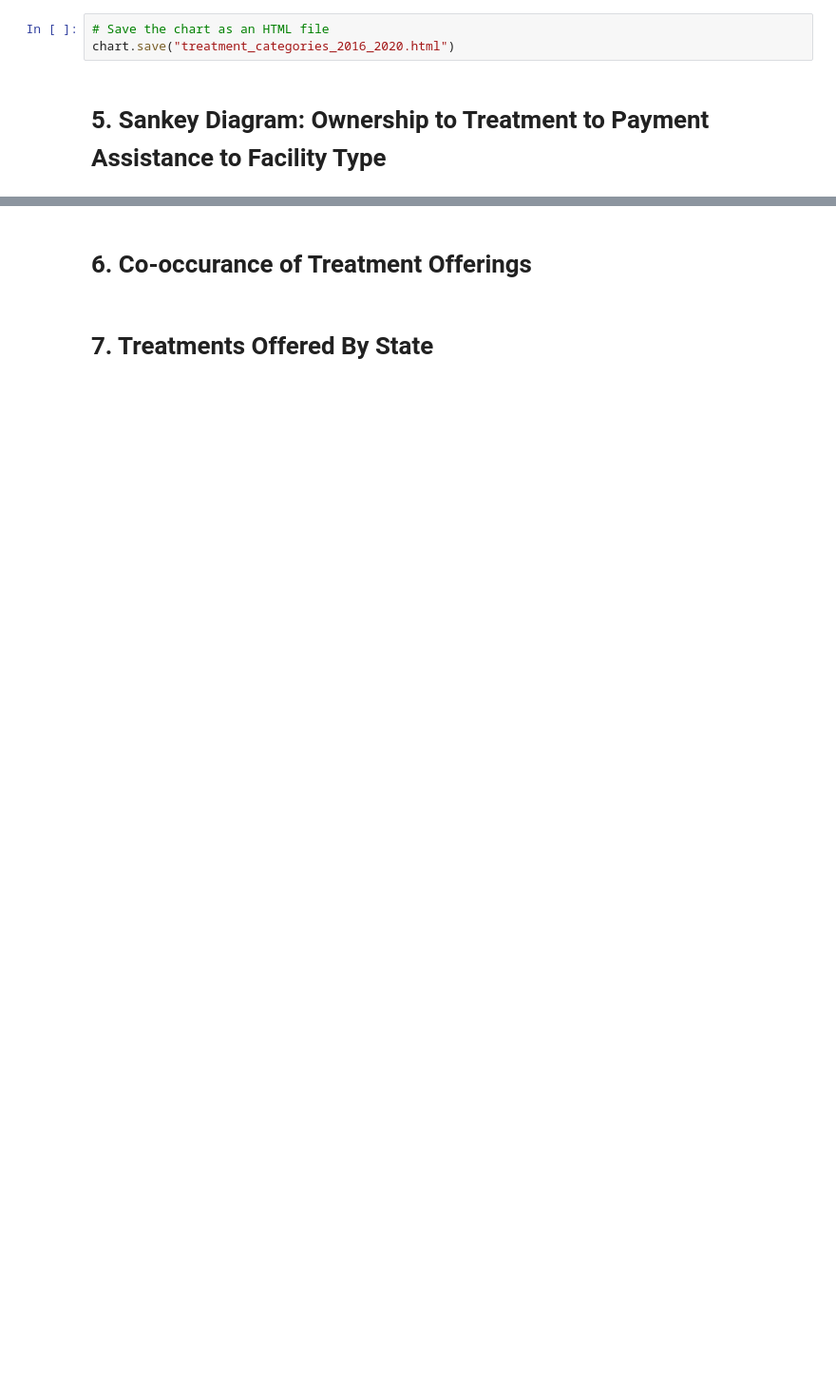
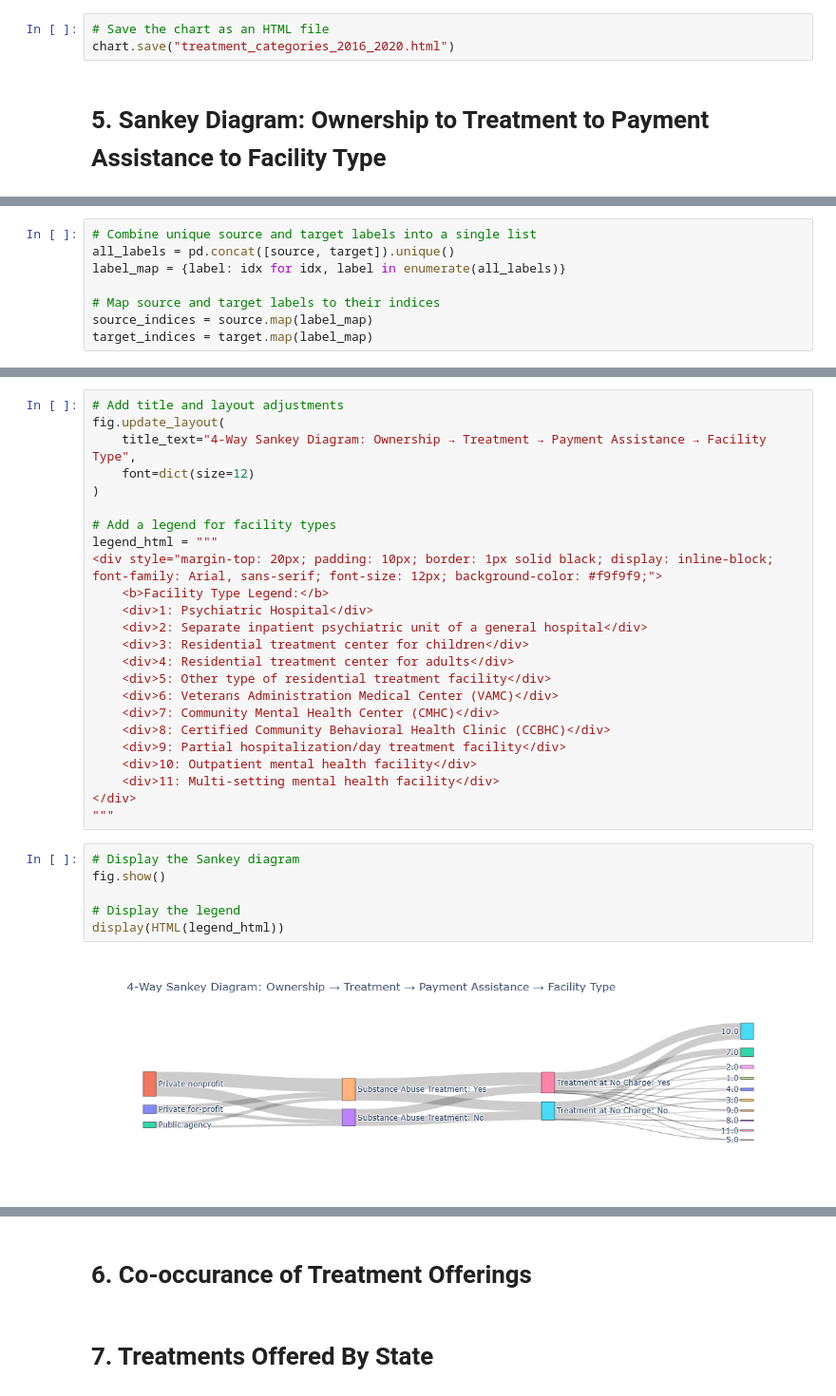
Before and after one commit to Anjana1112/ds4200-project-final-website, a Jupyter notebook: visualization-codes/Project_code_combined.ipynb, the cells around one changed output, grey strips where cells are left out. Shown: that part at 95% size. Saved outputs shown, nothing was run; the diff lists cells and outputs as text; blank space fills up the shorter version.

Commit message:
Updated combined code

```diff
--- a/visualization-codes/Project_code_combined.ipynb
+++ b/visualization-codes/Project_code_combined.ipynb
@@ -431,0 +445,8 @@ chart.save("treatment_categories_2016_2020.html")
+# %%
+# Combine unique source and target labels into a single list
+all_labels = pd.concat([source, target]).unique()
+label_map = {label: idx for idx, label in enumerate(all_labels)}
+
+# Map source and target labels to their indices
+source_indices = source.map(label_map)
+target_indices = target.map(label_map)
@@ -431,0 +479,32 @@ chart.save("treatment_categories_2016_2020.html")
+# %%
+# Add title and layout adjustments
+fig.update_layout(
+    title_text="4-Way Sankey Diagram: Ownership → Treatment → Payment Assistance → Facility Type",
+    font=dict(size=12)
+)
+
+# Add a legend for facility types
+legend_html = """
+<div style="margin-top: 20px; padding: 10px; border: 1px solid black; display: inline-block; font-family: Arial, sans-serif; font-size: 12px; background-color: #f9f9f9;">
+    <b>Facility Type Legend:</b>
+    <div>1: Psychiatric Hospital</div>
+    <div>2: Separate inpatient psychiatric unit of a general hospital</div>
+    <div>3: Residential treatment center for children</div>
+    <div>4: Residential treatment center for adults</div>
+    <div>5: Other type of residential treatment facility</div>
+    <div>6: Veterans Administration Medical Center (VAMC)</div>
+    <div>7: Community Mental Health Center (CMHC)</div>
+    <div>8: Certified Community Behavioral Health Clinic (CCBHC)</div>
+    <div>9: Partial hospitalization/day treatment facility</div>
+    <div>10: Outpatient mental health facility</div>
+    <div>11: Multi-setting mental health facility</div>
+</div>
+"""
+# %%
+# Display the Sankey diagram
+fig.show()
+
+# Display the legend
+display(HTML(legend_html))
+# %% [output]
+[figure, added]
```
Also changed, not shown: parts of 3 cells of this notebook.
